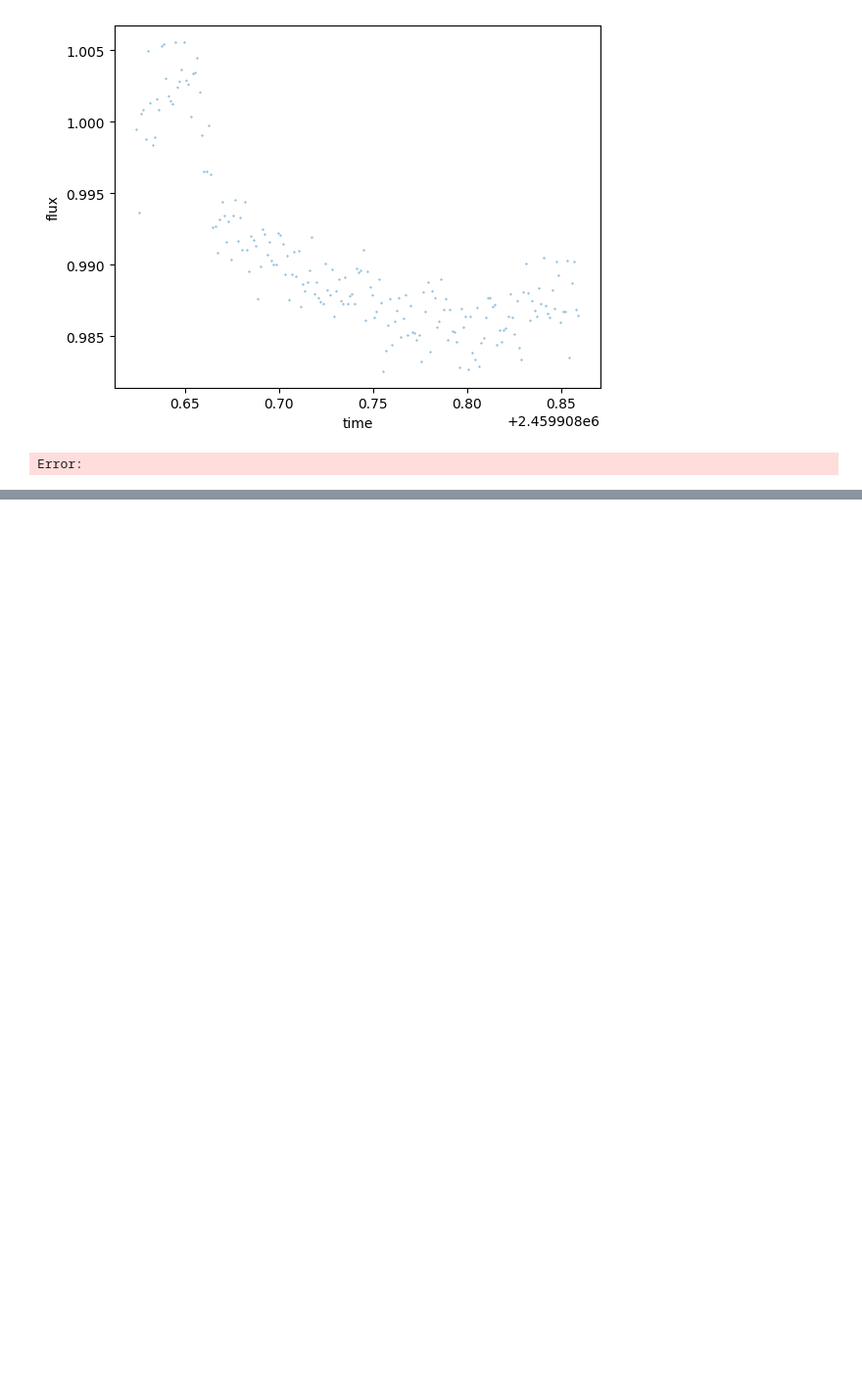
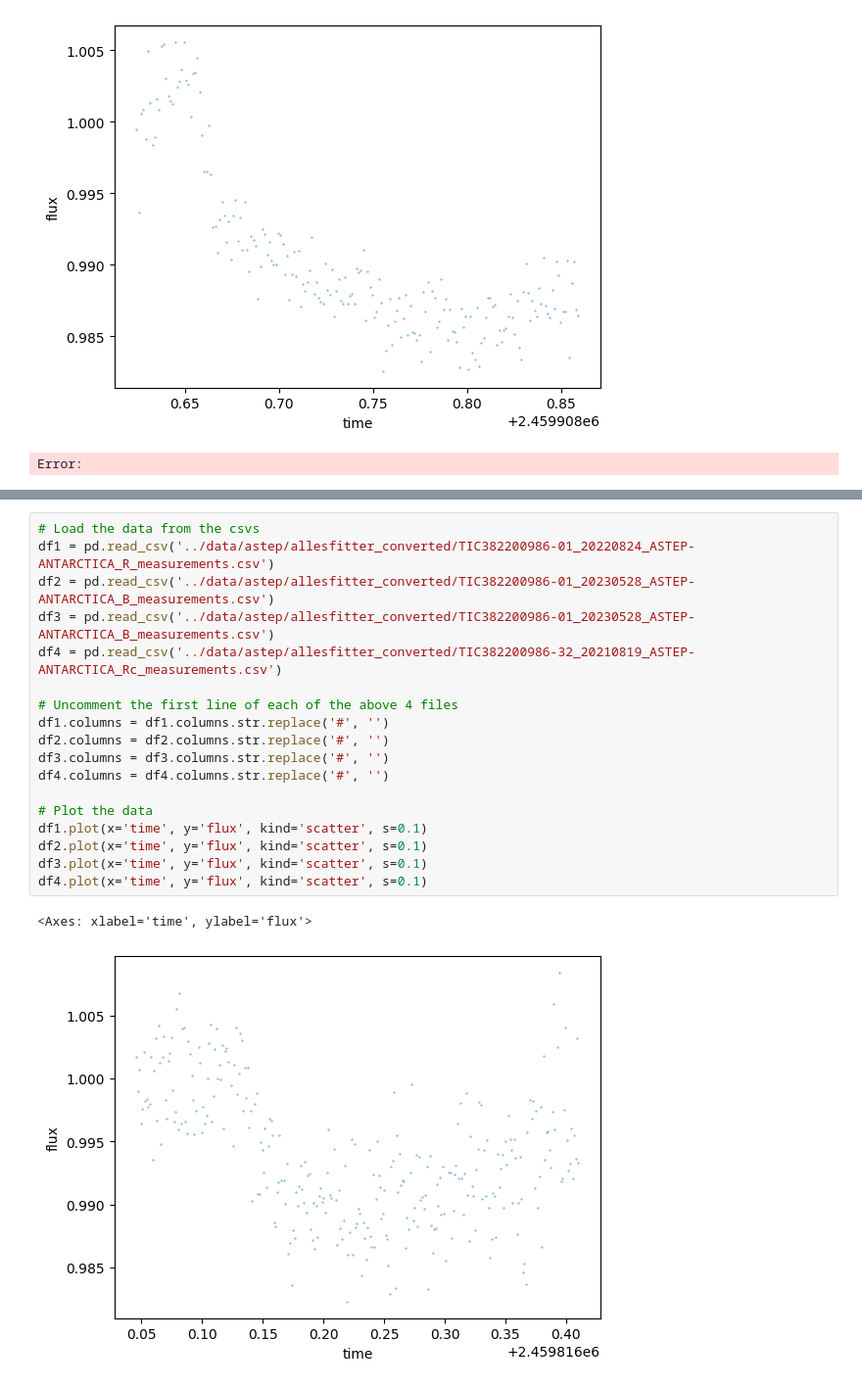
Before and after one commit to preller/asteptess-4409, a Jupyter notebook: support/run_support_manually.ipynb, the cells around one changed output, grey strips where cells are left out. Shown at 98% size. Drawn from its saved outputs; the diff is of its cells as text; blank space fills up the shorter version.

Commit message:
ASTEP files converted to allesfitter format

```diff
--- a/support/run_support_manually.ipynb
+++ b/support/run_support_manually.ipynb
@@ -249,0 +291,21 @@ Error:
+# %%
+# Load the data from the csvs
+df1 = pd.read_csv('../data/astep/allesfitter_converted/TIC382200986-01_20220824_ASTEP-ANTARCTICA_R_measurements.csv')
+df2 = pd.read_csv('../data/astep/allesfitter_converted/TIC382200986-01_20230528_ASTEP-ANTARCTICA_B_measurements.csv')
+df3 = pd.read_csv('../data/astep/allesfitter_converted/TIC382200986-01_20230528_ASTEP-ANTARCTICA_B_measurements.csv')
+df4 = pd.read_csv('../data/astep/allesfitter_converted/TIC382200986-32_20210819_ASTEP-ANTARCTICA_Rc_measurements.csv')
+
+# Uncomment the first line of each of the above 4 files
+df1.columns = df1.columns.str.replace('#', '')
+df2.columns = df2.columns.str.replace('#', '')
+df3.columns = df3.columns.str.replace('#', '')
+df4.columns = df4.columns.str.replace('#', '')
+
+# Plot the data
+df1.plot(x='time', y='flux', kind='scatter', s=0.1)
+df2.plot(x='time', y='flux', kind='scatter', s=0.1)
+df3.plot(x='time', y='flux', kind='scatter', s=0.1)
+df4.plot(x='time', y='flux', kind='scatter', s=0.1)
+# %% [output]
+<Axes: xlabel='time', ylabel='flux'>
+[figure, added]
```
Also changed, not shown: parts of 4 cells of this notebook.
